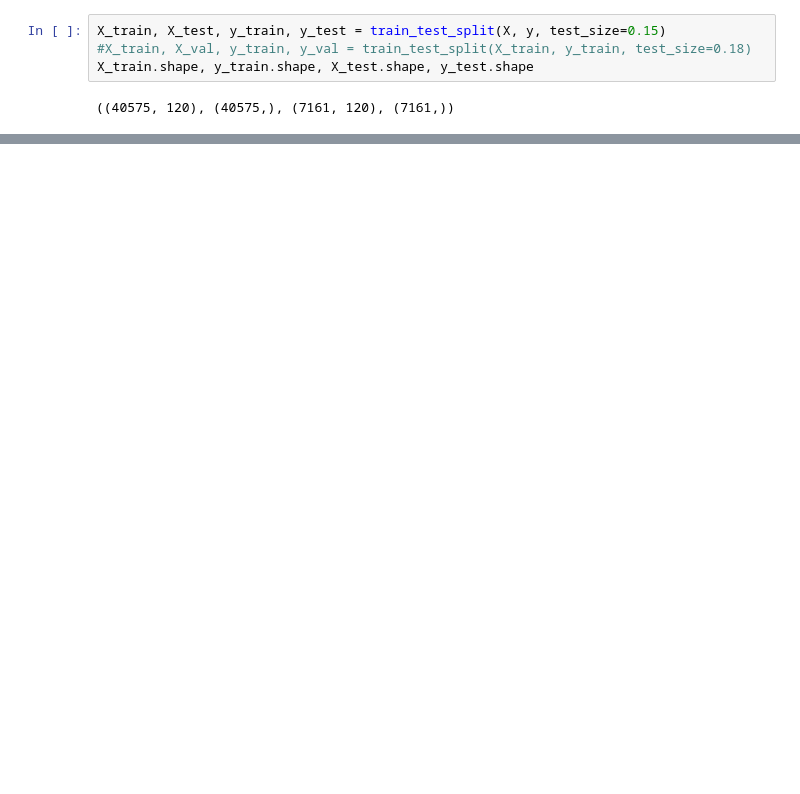
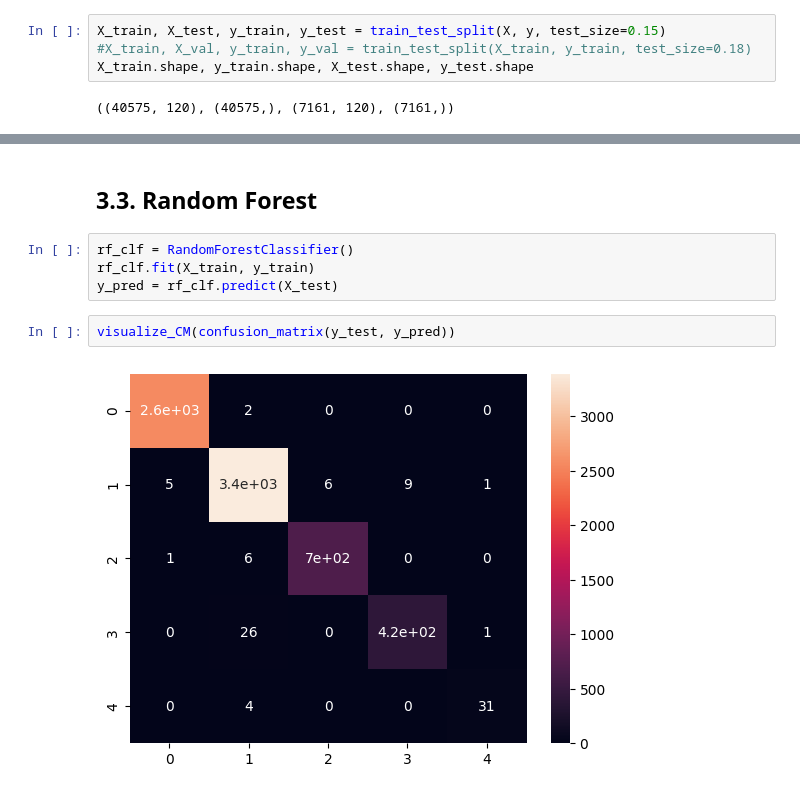
Before and after one commit to KostasEreksonas/IDS_test, a Jupyter notebook: NSL-KDD.ipynb, the cells around one changed output, grey strips where cells are left out. Drawn from its saved outputs; the diff is of its cells as text; blank space fills up the shorter version.

```diff
--- a/NSL-KDD.ipynb
+++ b/NSL-KDD.ipynb
@@ -835,0 +463,10 @@ array([[2497,   13,   19,    3,    0],
+# %% [markdown]
+## 3.3. Random Forest
+# %%
+rf_clf = RandomForestClassifier()
+rf_clf.fit(X_train, y_train)
+y_pred = rf_clf.predict(X_test)
+# %%
+visualize_CM(confusion_matrix(y_test, y_pred))
+# %% [output]
+[figure, added]
```
Also changed, not shown: parts of 96 cells of this notebook.
